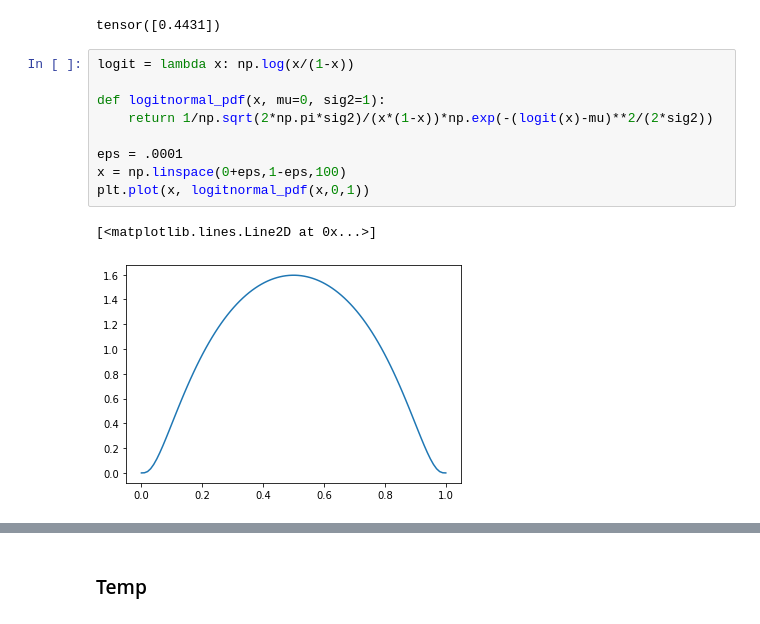
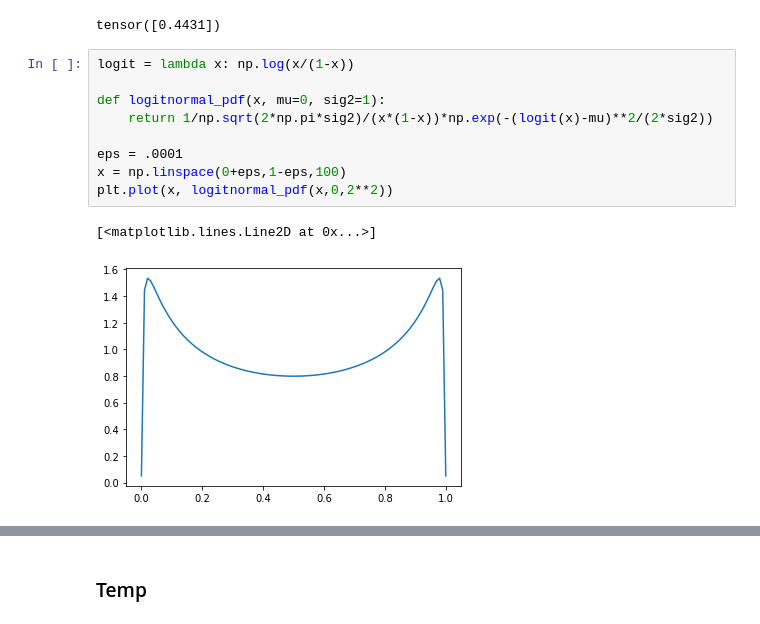
Before and after one commit to IrisTeng/VS-BNN, a Jupyter notebook: code/horseshoe/test_logitnormal.ipynb, the cells around one changed output, grey strips where cells are left out. Cells and saved outputs as stored; diff of their text form.

```diff
--- a/code/horseshoe/test_logitnormal.ipynb
+++ b/code/horseshoe/test_logitnormal.ipynb
@@ -60,12 +60,12 @@ tensor([0.4431])
 # %%
 logit = lambda x: np.log(x/(1-x))
 
 def logitnormal_pdf(x, mu=0, sig2=1):
     return 1/np.sqrt(2*np.pi*sig2)/(x*(1-x))*np.exp(-(logit(x)-mu)**2/(2*sig2))
 
 eps = .0001
 x = np.linspace(0+eps,1-eps,100)
-plt.plot(x, logitnormal_pdf(x,0,1))
+plt.plot(x, logitnormal_pdf(x,0,2**2))
 # %% [output]
 [<matplotlib.lines.Line2D at 0x...>]
-[figure, old version]
+[figure, new version]
```
Also changed, not shown: parts of 4 cells of this notebook, 3 other files.
